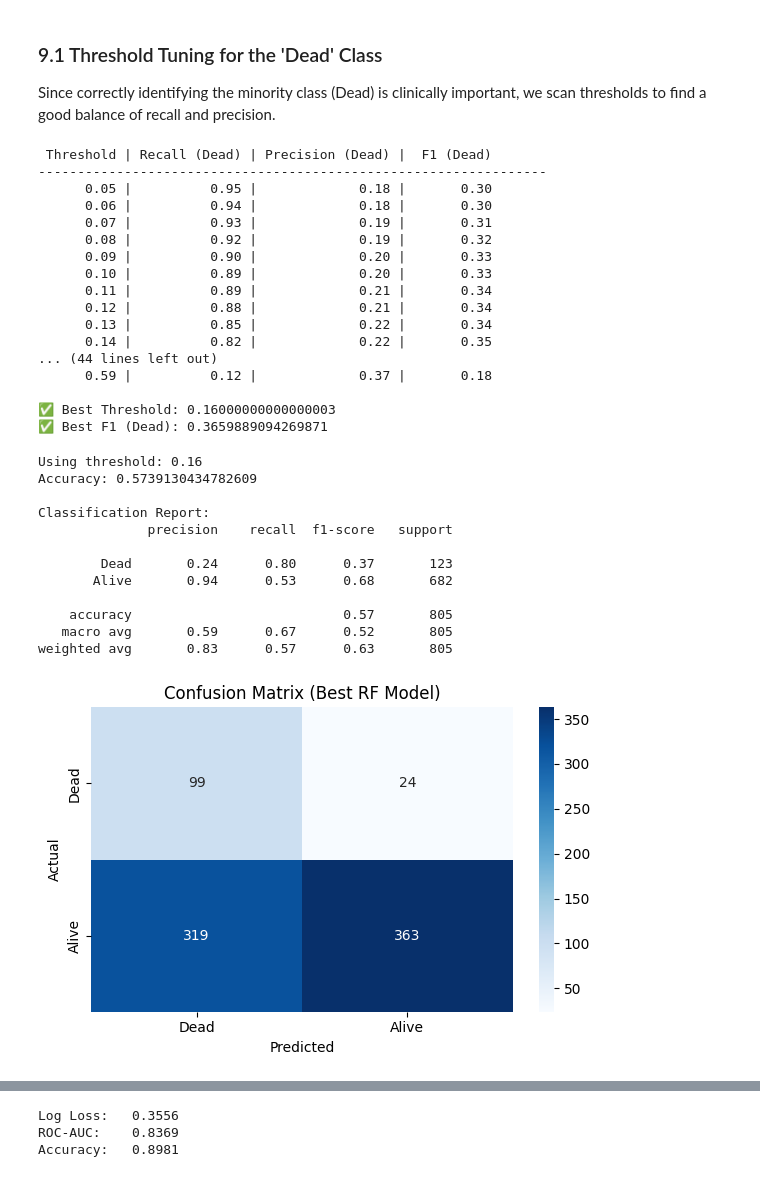
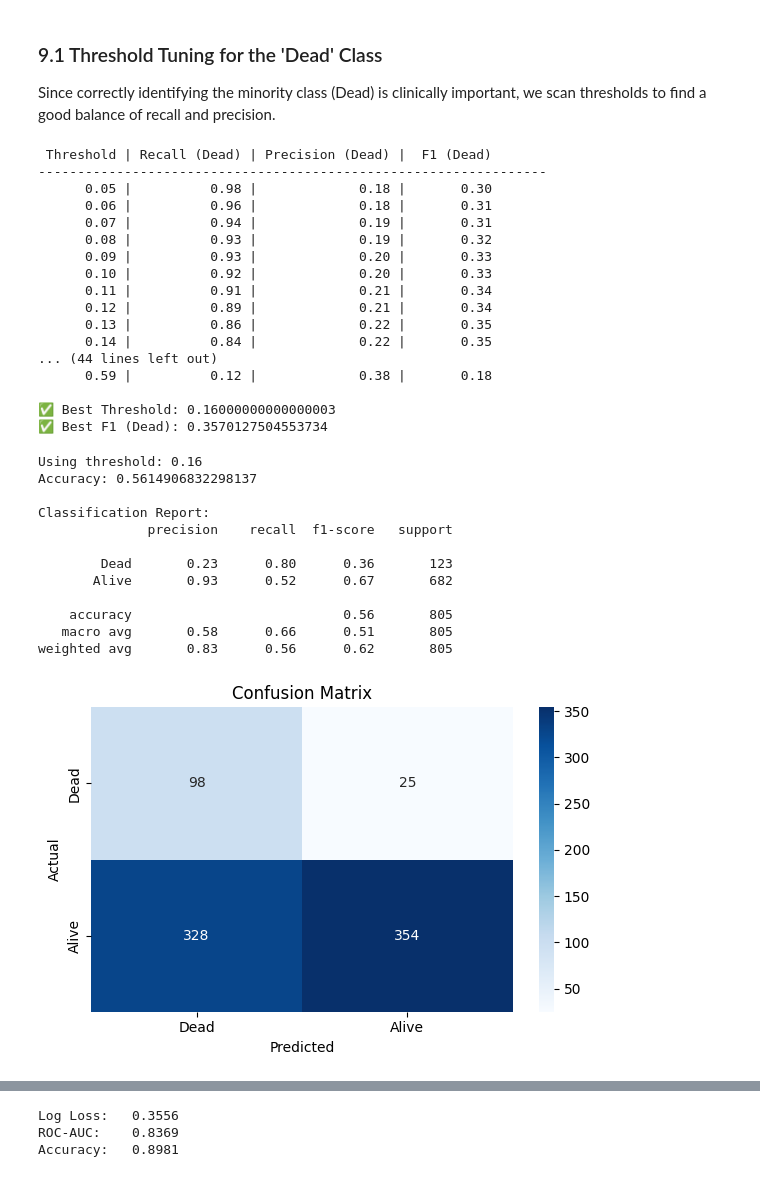
Before and after one commit to Anurangi/ML_Assignment_01, a Jupyter notebook: MS26912134/breast_cancer_prediction_random_forest.ipynb, the cells around one changed output, grey strips where cells are left out. Drawn from its saved outputs; the diff is of its cells as text; code cells hidden in the pictures.

Commit message:
Changes to param_dist
Changed the n_estimators in param_dist to [400, 700, 1000]

```diff
--- a/MS26912134/breast_cancer_prediction_random_forest.ipynb
+++ b/MS26912134/breast_cancer_prediction_random_forest.ipynb
@@ -310,11 +324,11 @@ weighted avg       0.79      0.82      0.80       805
 ### 7.2 Hyperparameter Tuning with RandomizedSearchCV
 # %%
 param_dist = {
-    'n_estimators': [100, 200],
-    'max_depth': [None, 10, 20],
-    'min_samples_split': [2, 5],
-    'min_samples_leaf': [1, 3],
-    'max_features': ['sqrt']
+    'n_estimators': [400, 700, 1000],
+    'max_depth': [None, 10, 20, 30],
+    'min_samples_split': [2, 5, 10],
+    'min_samples_leaf': [1, 3, 5],
+    'max_features': ['sqrt', 'log2']
 }
 
 rf = RandomForestClassifier(random_state=42, class_weight="balanced")
@@ -384,21 +398,21 @@ print("✅ Best F1 (Dead):", best_f1)
 # %% [output]
  Threshold | Recall (Dead) | Precision (Dead) |  F1 (Dead)
 -----------------------------------------------------------------
-      0.05 |          0.95 |             0.18 |       0.30
-      0.06 |          0.94 |             0.18 |       0.30
-      0.07 |          0.93 |             0.19 |       0.31
-      0.08 |          0.92 |             0.19 |       0.32
-      0.09 |          0.90 |             0.20 |       0.33
-      0.10 |          0.89 |             0.20 |       0.33
-      0.11 |          0.89 |             0.21 |       0.34
-      0.12 |          0.88 |             0.21 |       0.34
-      0.13 |          0.85 |             0.22 |       0.34
-      0.14 |          0.82 |             0.22 |       0.35
+      0.05 |          0.98 |             0.18 |       0.30
+      0.06 |          0.96 |             0.18 |       0.31
+      0.07 |          0.94 |             0.19 |       0.31
+      0.08 |          0.93 |             0.19 |       0.32
+      0.09 |          0.93 |             0.20 |       0.33
+      0.10 |          0.92 |             0.20 |       0.33
+      0.11 |          0.91 |             0.21 |       0.34
+      0.12 |          0.89 |             0.21 |       0.34
+      0.13 |          0.86 |             0.22 |       0.35
+      0.14 |          0.84 |             0.22 |       0.35
 ... (44 lines left out)
-      0.59 |          0.12 |             0.37 |       0.18
+      0.59 |          0.12 |             0.38 |       0.18
 
 ✅ Best Threshold: 0.16000000000000003
-✅ Best F1 (Dead): 0.3659889094269871
+✅ Best F1 (Dead): 0.3570127504553734
 # %%
 # Apply chosen threshold (0.45 balances recall and precision well)
 BEST_THRESHOLD = 0.16
@@ -411,31 +425,31 @@ print('\nClassification Report:')
 print(classification_report(y_test, y_pred_final, target_names=['Dead', 'Alive']))
 # %% [output]
 Using threshold: 0.16
-Accuracy: 0.5739130434782609
+Accuracy: 0.5614906832298137
 
 Classification Report:
               precision    recall  f1-score   support
 
-        Dead       0.24      0.80      0.37       123
-       Alive       0.94      0.53      0.68       682
+        Dead       0.23      0.80      0.36       123
+       Alive       0.93      0.52      0.67       682
 
-    accuracy                           0.57       805
-   macro avg       0.59      0.67      0.52       805
-weighted avg       0.83      0.57      0.63       805
+    accuracy                           0.56       805
+   macro avg       0.58      0.66      0.51       805
+weighted avg       0.83      0.56      0.62       805
 # %%
 cm = confusion_matrix(y_test, y_pred_final)
 
 plt.figure(figsize=(6, 4))
 sns.heatmap(cm, annot=True, fmt='d', cmap='Blues',
             xticklabels=['Dead', 'Alive'],
             yticklabels=['Dead', 'Alive'])
 plt.xlabel('Predicted')
 plt.ylabel('Actual')
-plt.title('Confusion Matrix (Best RF Model)')
+plt.title('Confusion Matrix')
 plt.tight_layout()
 plt.show()
 # %% [output]
-[figure, old version]
+[figure, new version]
 # %%
 fpr, tpr, _ = roc_curve(y_test, y_prob)
 roc_auc = roc_auc_score(y_test, y_prob)
```
Also changed, not shown: parts of 5 cells of this notebook.
